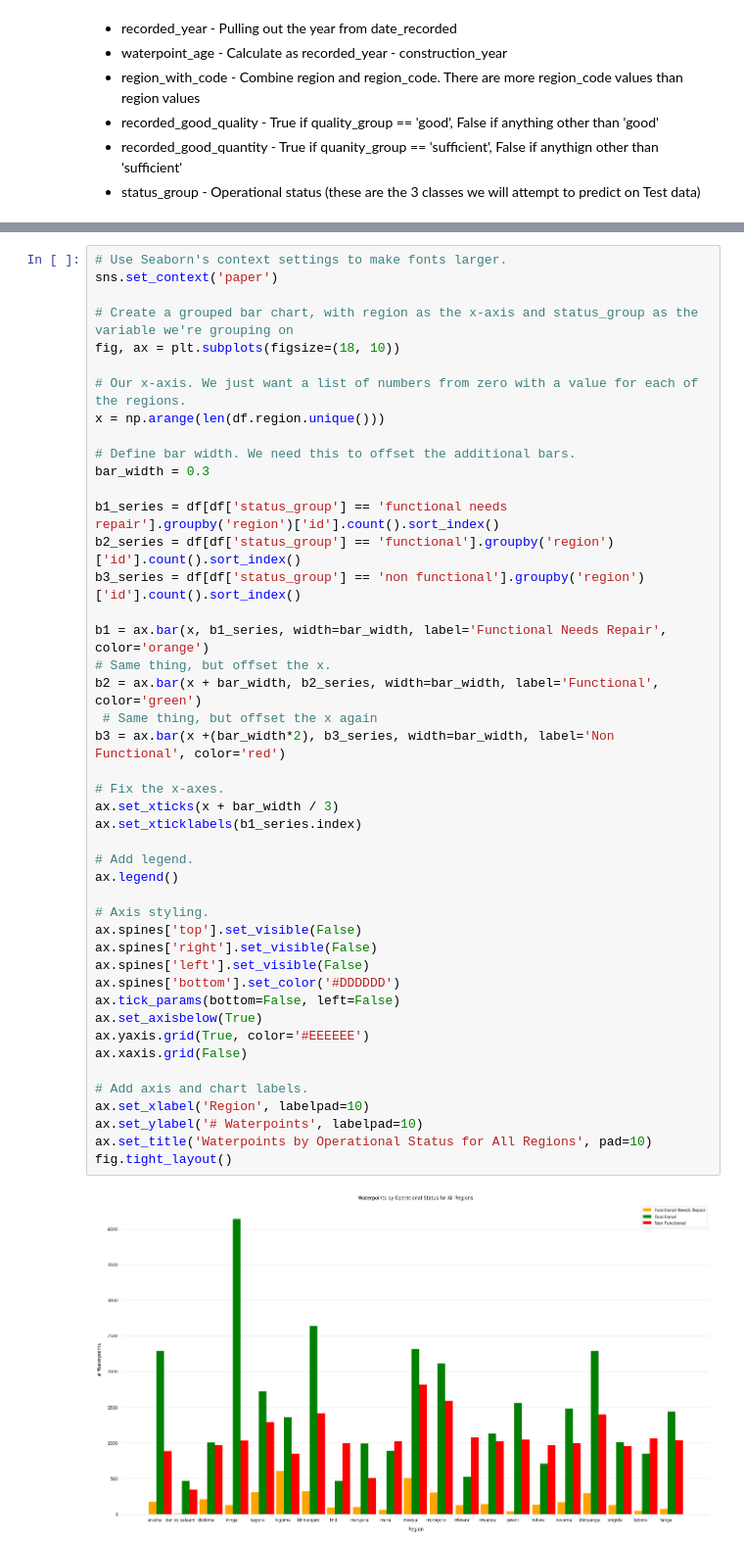
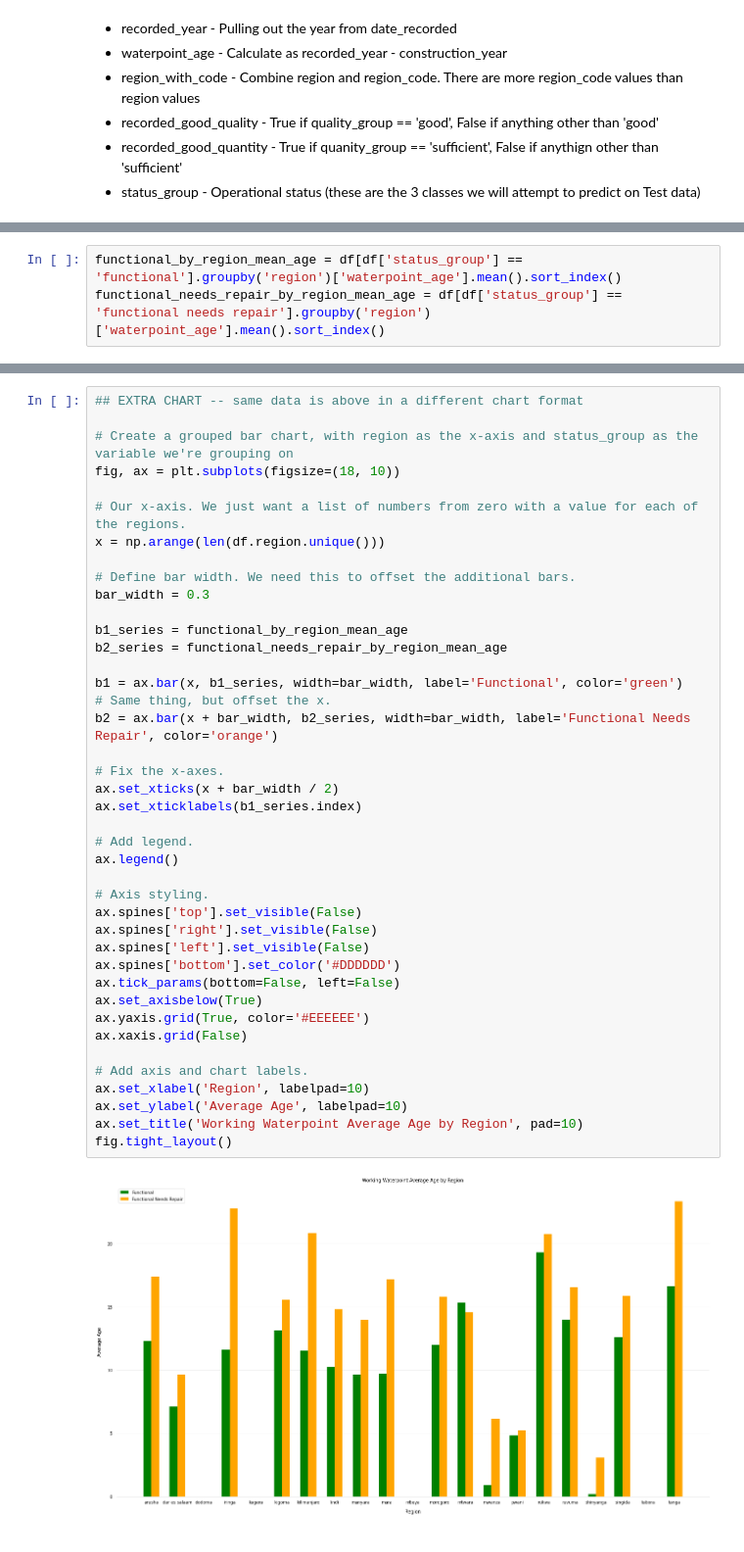
Before and after one commit to kulomady/dsc-phase-3-project, a Jupyter notebook: notebooks/eda.ipynb, the cells around one changed output, grey strips where cells are left out. Shown at 98% size. Drawn from its saved outputs; the diff is of its cells as text.

```diff
--- a/notebooks/eda.ipynb
+++ b/notebooks/eda.ipynb
@@ -87,0 +276,3 @@ Text(0, 0.5, 'Waterpoints')
+# %%
+functional_by_region_mean_age = df[df['status_group'] == 'functional'].groupby('region')['waterpoint_age'].mean().sort_index()
+functional_needs_repair_by_region_mean_age = df[df['status_group'] == 'functional needs repair'].groupby('region')['waterpoint_age'].mean().sort_index()
@@ -88,47 +335,43 @@ Text(0, 0.5, 'Waterpoints')
 # %%
-# Use Seaborn's context settings to make fonts larger.
-sns.set_context('paper')
+## EXTRA CHART -- same data is above in a different chart format
 
 # Create a grouped bar chart, with region as the x-axis and status_group as the variable we're grouping on
 fig, ax = plt.subplots(figsize=(18, 10))
 
 # Our x-axis. We just want a list of numbers from zero with a value for each of the regions.
 x = np.arange(len(df.region.unique()))
 
 # Define bar width. We need this to offset the additional bars.
 bar_width = 0.3
 
-b1_series = df[df['status_group'] == 'functional needs repair'].groupby('region')['id'].count().sort_index()
-b2_series = df[df['status_group'] == 'functional'].groupby('region')['id'].count().sort_index()
-b3_series = df[df['status_group'] == 'non functional'].groupby('region')['id'].count().sort_index()
+b1_series = functional_by_region_mean_age
+b2_series = functional_needs_repair_by_region_mean_age
 
-b1 = ax.bar(x, b1_series, width=bar_width, label='Functional Needs Repair', color='orange')
+b1 = ax.bar(x, b1_series, width=bar_width, label='Functional', color='green')
 # Same thing, but offset the x.
-b2 = ax.bar(x + bar_width, b2_series, width=bar_width, label='Functional', color='green')
- # Same thing, but offset the x again
-b3 = ax.bar(x +(bar_width*2), b3_series, width=bar_width, label='Non Functional', color='red')
+b2 = ax.bar(x + bar_width, b2_series, width=bar_width, label='Functional Needs Repair', color='orange')
 
 # Fix the x-axes.
-ax.set_xticks(x + bar_width / 3)
+ax.set_xticks(x + bar_width / 2)
 ax.set_xticklabels(b1_series.index)
 
 # Add legend.
 ax.legend()
 
 # Axis styling.
 ax.spines['top'].set_visible(False)
 ax.spines['right'].set_visible(False)
 ax.spines['left'].set_visible(False)
 ax.spines['bottom'].set_color('#DDDDDD')
 ax.tick_params(bottom=False, left=False)
 ax.set_axisbelow(True)
 ax.yaxis.grid(True, color='#EEEEEE')
 ax.xaxis.grid(False)
 
 # Add axis and chart labels.
 ax.set_xlabel('Region', labelpad=10)
-ax.set_ylabel('# Waterpoints', labelpad=10)
-ax.set_title('Waterpoints by Operational Status for All Regions', pad=10)
+ax.set_ylabel('Average Age', labelpad=10)
+ax.set_title('Working Waterpoint Average Age by Region', pad=10)
 fig.tight_layout()
 # %% [output]
-[figure, old version]
+[figure, new version]
```
Also changed, not shown: parts of 34 cells of this notebook.
